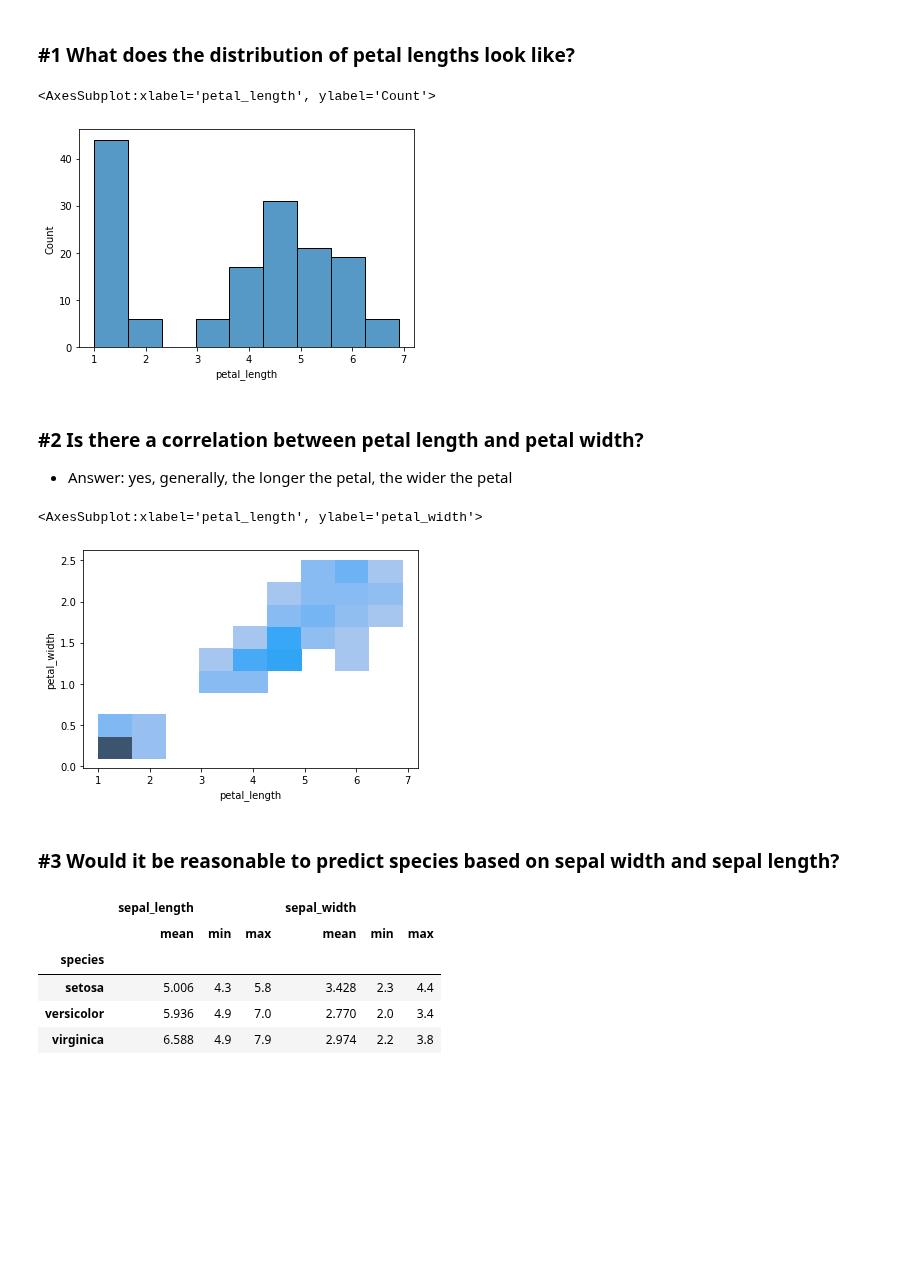
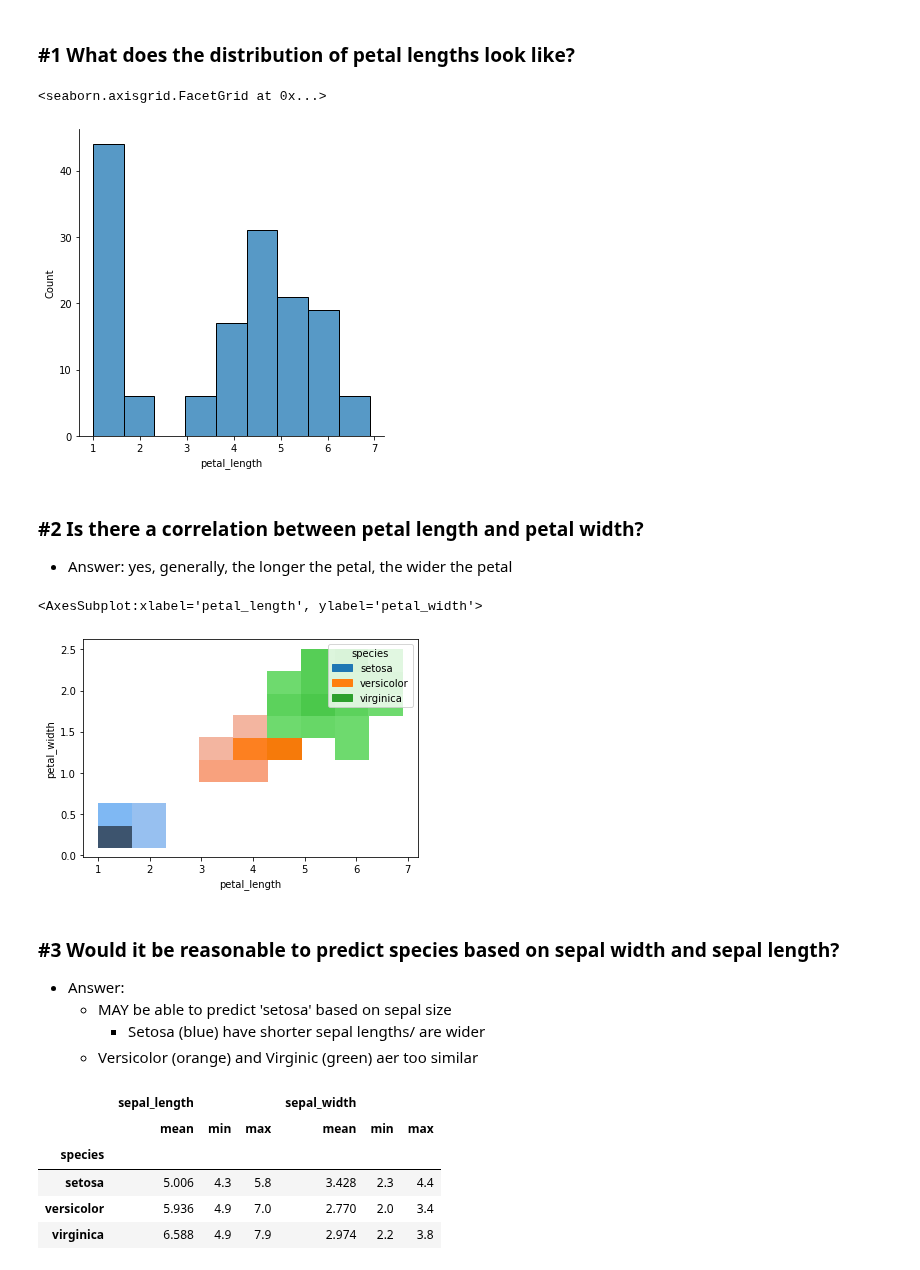
Before and after one commit to natasharivers/numpy-pandas-visualization-exercises, a Jupyter notebook: seaborn_exercises.ipynb, the cells around one changed output. Drawn from its saved outputs; the diff is of its cells as text; code cells hidden in the pictures; blank space fills up the shorter version.

```diff
--- a/seaborn_exercises.ipynb
+++ b/seaborn_exercises.ipynb
@@ -39,20 +39,24 @@ iris_ds
 # %% [markdown]
 ### #1 What does the distribution of petal lengths look like?
 # %%
-sns.histplot(data = iris_ds, x='petal_length')
+sns.displot(data = iris_ds, x='petal_length')
 # %% [output]
-<AxesSubplot:xlabel='petal_length', ylabel='Count'>
+<seaborn.axisgrid.FacetGrid at 0x...>
-[figure, old version]
+[figure, new version]
 # %% [markdown]
 ### #2 Is there a correlation between petal length and petal width?
 - Answer: yes, generally, the longer the petal, the wider the petal
 # %%
-sns.histplot(data = iris_ds, x='petal_length', y='petal_width')
+sns.histplot(data = iris_ds, x='petal_length', y='petal_width', hue= 'species')
 # %% [output]
 <AxesSubplot:xlabel='petal_length', ylabel='petal_width'>
-[figure, old version]
+[figure, new version]
 # %% [markdown]
 ### #3 Would it be reasonable to predict species based on sepal width and sepal length?
+- Answer:
+    - MAY be able to predict 'setosa' based on sepal size
+        - Setosa (blue) have shorter sepal lengths/ are wider
+    - Versicolor (orange) and Virginic (green) aer too similar
 # %%
 #Continuous data
 iris_ds.groupby('species').agg({'sepal_length' : ['mean', 'min', 'max'], 'sepal_width': ['mean', 'min', 'max']})
```
Also changed, not shown: parts of 11 cells of this notebook.
